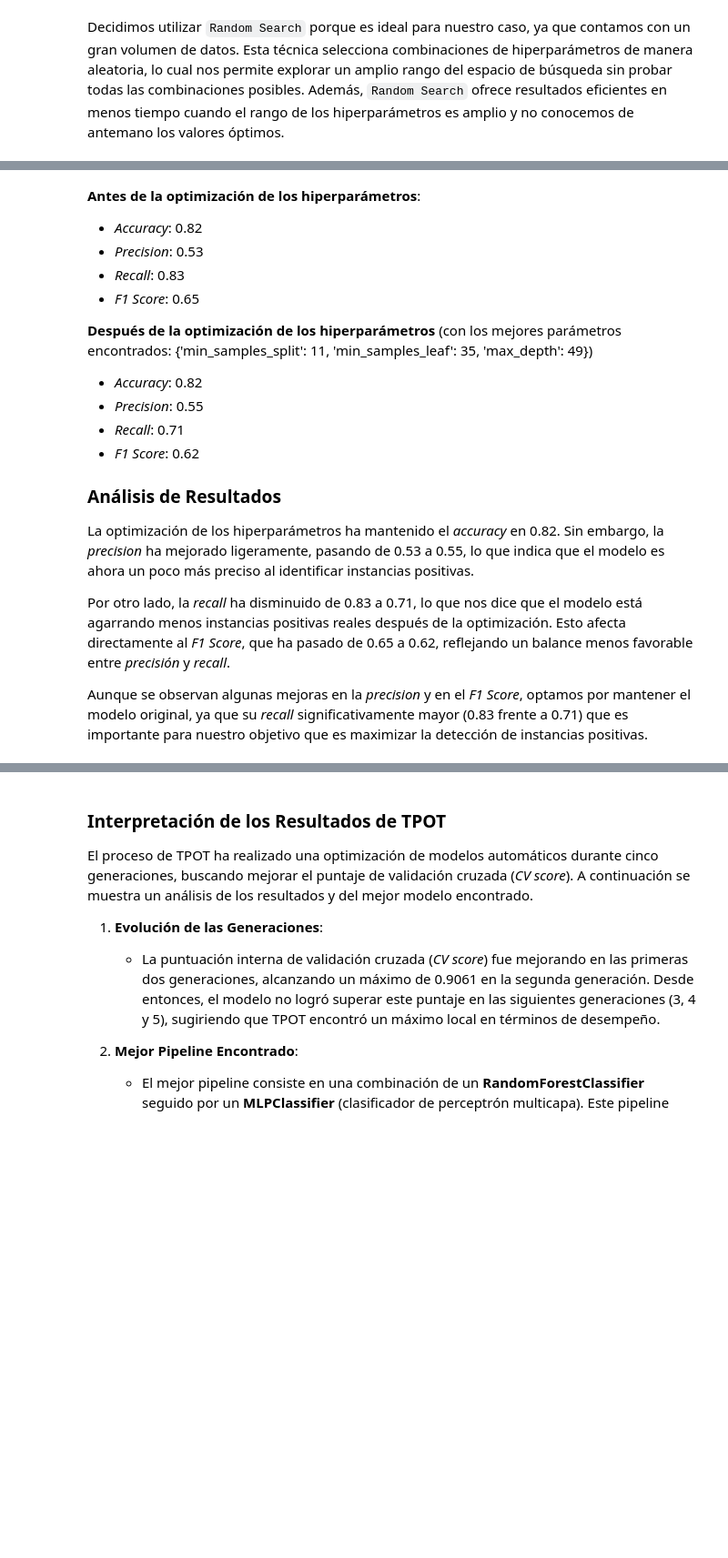
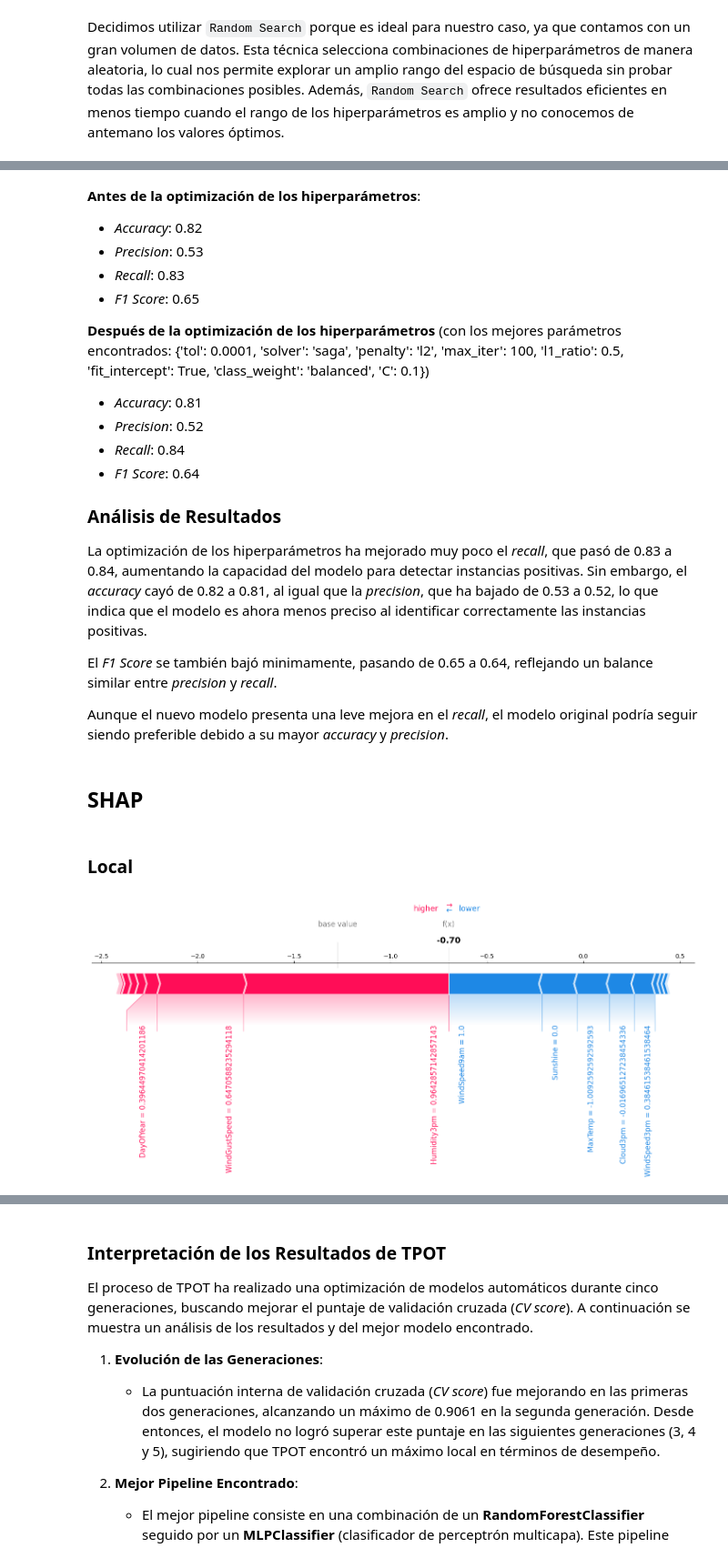
Before and after one commit to FrancoCalcia/AA1-TUIA-Calcia-Avecilla-TP2, a Jupyter notebook: TP-clasificacion-AA1.ipynb, the cells around one changed output, grey strips where cells are left out. Shown at 91% size. Drawn from its saved outputs; the diff is of its cells as text; code cells hidden in the pictures; blank space fills up the shorter version.

Commit message:
Graficos SHAP (falta interpretar), bugfix random search

```diff
--- a/TP-clasificacion-AA1.ipynb
+++ b/TP-clasificacion-AA1.ipynb
@@ -1034,16 +1052,33 @@ F1 Score:, 0.62
 - *Recall*: 0.83
 - *F1 Score*: 0.65
 
-**Después de la optimización de los hiperparámetros** (con los mejores parámetros encontrados: {'min_samples_split': 11, 'min_samples_leaf': 35, 'max_depth': 49})
-- *Accuracy*: 0.82
-- *Precision*: 0.55
-- *Recall*: 0.71
-- *F1 Score*: 0.62
+**Después de la optimización de los hiperparámetros** (con los mejores parámetros encontrados: {'tol': 0.0001, 'solver': 'saga', 'penalty': 'l2', 'max_iter': 100, 'l1_ratio': 0.5, 'fit_intercept': True, 'class_weight': 'balanced', 'C': 0.1})
+- *Accuracy*: 0.81
+- *Precision*: 0.52
+- *Recall*: 0.84
+- *F1 Score*: 0.64
 
 ### Análisis de Resultados
 
-La optimización de los hiperparámetros ha mantenido el *accuracy* en 0.82. Sin embargo, la *precision* ha mejorado ligeramente, pasando de 0.53 a 0.55, lo que indica que el modelo es ahora un poco más preciso al identificar instancias positivas.
+La optimización de los hiperparámetros ha mejorado muy poco el *recall*, que pasó de 0.83 a 0.84, aumentando la capacidad del modelo para detectar instancias positivas. Sin embargo, el *accuracy* cayó de 0.82 a 0.81, al igual que la *precision*, que ha bajado de 0.53 a 0.52, lo que indica que el modelo es ahora menos preciso al identificar correctamente las instancias positivas.
 
-Por otro lado, la *recall* ha disminuido de 0.83 a 0.71, lo que nos dice que el modelo está agarrando menos instancias positivas reales después de la optimización. Esto afecta directamente al *F1 Score*, que ha pasado de 0.65 a 0.62, reflejando un balance menos favorable entre *precisión* y *recall*.
+El *F1 Score* se también bajó minimamente, pasando de 0.65 a 0.64, reflejando un balance similar entre *precision* y *recall*.
 
-Aunque se observan algunas mejoras en la *precision* y en el *F1 Score*, optamos por mantener el modelo original, ya que su *recall* significativamente mayor (0.83 frente a 0.71) que es importante para nuestro objetivo que es maximizar la detección de instancias positivas.
+Aunque el nuevo modelo presenta una leve mejora en el *recall*, el modelo original podría seguir siendo preferible debido a su mayor *accuracy* y *precision*.
+# %% [markdown]
+## SHAP
+# %% [markdown]
+### Local
+# %%
+feature_names=df_clima.drop('RainTomorrow', axis=1).columns.values
+# Crea un objeto explainer SHAP
+explainer = shap.LinearExplainer(model, X_train_balanced, feature_names=feature_names)
+# Calcula los valores SHAP para un conjunto de ejemplos de prueba
+shap_values = explainer.shap_values(X_test_scaled)
+index=2
+# %%
+shap.force_plot(explainer.expected_value, shap_values[index],
+                X_test_scaled.iloc[index],
+                matplotlib=True, figsize=(18, 4), text_rotation=90)
+# %% [output]
+[figure, added]
```
Also changed, not shown: parts of 13 cells of this notebook.
